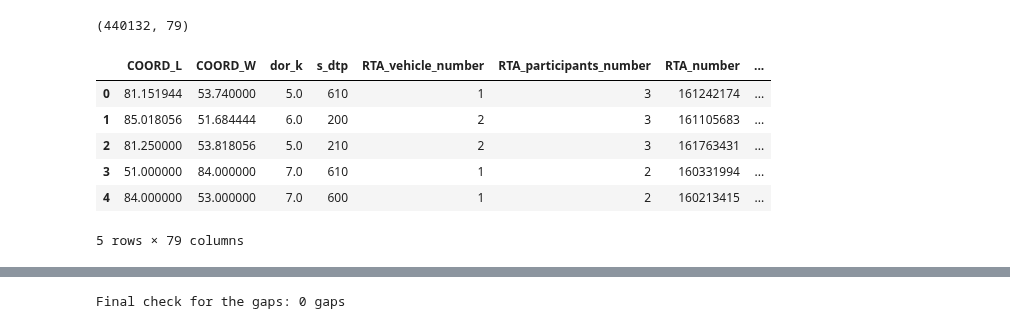
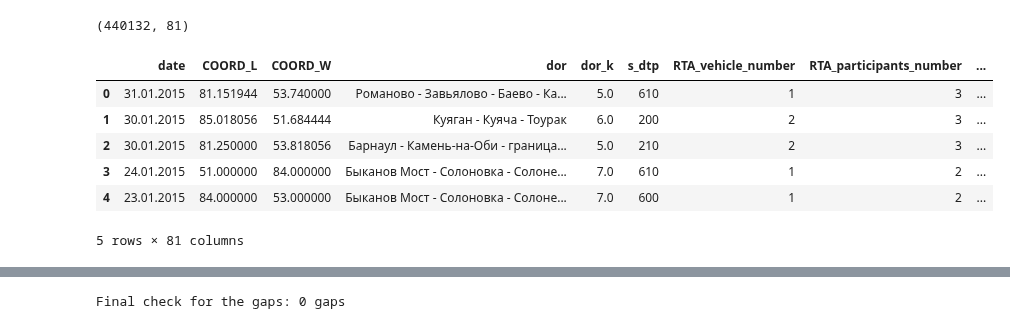
Before and after one commit to NastyaWheel/thesis, a Jupyter notebook: severity/severity_hypotheses.ipynb, the cells around one changed output, grey strips where cells are left out. Saved outputs shown, nothing was run; the diff lists cells and outputs as text; code cells hidden in the pictures.

```diff
--- a/severity/severity_hypotheses.ipynb
+++ b/severity/severity_hypotheses.ipynb
@@ -18,19 +18,19 @@ from sklearn.ensemble import RandomForestClassifier
 from xgboost import XGBClassifier
 from sklearn.metrics import classification_report, confusion_matrix
 # %%
-df = pd.read_csv("C:/Users/Настя/YandexDisk-n4skolesnikova/HSE 4th year/Graduation Thesis/ACCIDENT_LEVEL_DATA.csv")
+df = pd.read_csv("C:/Users/Настя/YandexDisk-n4skolesnikova/HSE 4th year/Graduation Thesis/data/ACCIDENT_LEVEL_DATA.csv")
 df = df.drop('Unnamed: 0', axis=1)
 print(df.shape)
 df.head()
 # %% [output]
-(440132, 79)
+(440132, 81)
-|  | COORD_L | COORD_W | dor_k | s_dtp | RTA_vehicle_number | RTA_participants_number | RTA_number | ... |
-| 0 | 81.151944 | 53.740000 | 5.0 | 610 | 1 | 3 | 161242174 | ... |
-| 1 | 85.018056 | 51.684444 | 6.0 | 200 | 2 | 3 | 161105683 | ... |
-| 2 | 81.250000 | 53.818056 | 5.0 | 210 | 2 | 3 | 161763431 | ... |
-| 3 | 51.000000 | 84.000000 | 7.0 | 610 | 1 | 2 | 160331994 | ... |
-| 4 | 84.000000 | 53.000000 | 7.0 | 600 | 1 | 2 | 160213415 | ... |
+|  | date | COORD_L | COORD_W | dor | dor_k | s_dtp | RTA_vehicle_number | RTA_participants_number | ... |
+| 0 | 31.01.2015 | 81.151944 | 53.740000 | Романово - Завьялово - Баево - Ка... | 5.0 | 610 | 1 | 3 | ... |
+| 1 | 30.01.2015 | 85.018056 | 51.684444 | Куяган - Куяча - Тоурак | 6.0 | 200 | 2 | 3 | ... |
+| 2 | 30.01.2015 | 81.250000 | 53.818056 | Барнаул - Камень-на-Оби - граница... | 5.0 | 210 | 2 | 3 | ... |
+| 3 | 24.01.2015 | 51.000000 | 84.000000 | Быканов Мост - Солоновка - Солоне... | 7.0 | 610 | 1 | 2 | ... |
+| 4 | 23.01.2015 | 84.000000 | 53.000000 | Быканов Мост - Солоновка - Солоне... | 7.0 | 600 | 1 | 2 | ... |
-5 rows × 79 columns
+5 rows × 81 columns
 # %%
 df.columns
 # %% [output]
```
Also changed, not shown: 4 other files.
